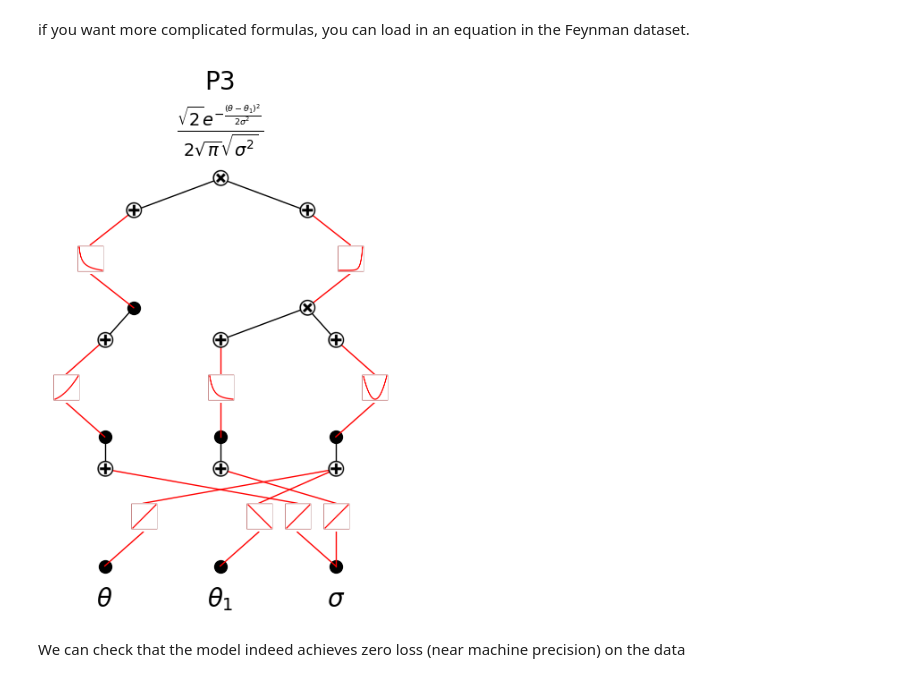
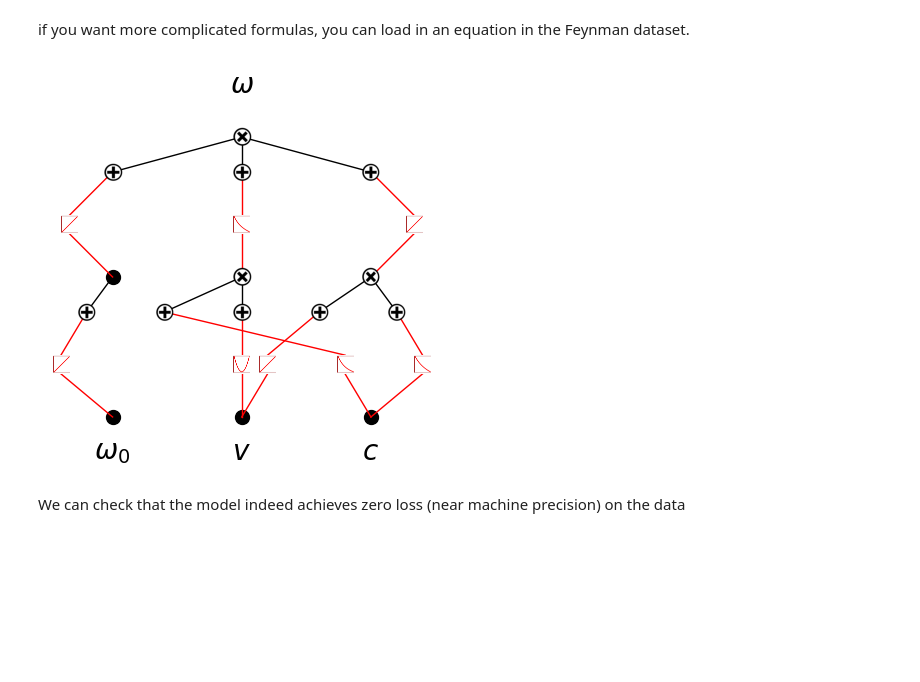
Before and after one commit to KindXiaoming/pykan, a Jupyter notebook: tutorials/Interp_3_KAN_Compiler.ipynb, the cells around one changed output. Saved outputs shown, nothing was run; the diff lists cells and outputs as text; code cells hidden in the pictures; blank space fills up the shorter version.

```diff
--- a/tutorials/Interp_3_KAN_Compiler.ipynb
+++ b/tutorials/Interp_3_KAN_Compiler.ipynb
@@ -24,17 +24,20 @@ model.plot()
 if you want more complicated formulas, you can load in an equation in the Feynman dataset.
 # %%
 from kan.feynman import get_feynman_dataset
+import matplotlib.pyplot as plt
 
-problem_id = 3 # problem_id in 1-120
+problem_id = 36 # problem_id in 1-120
 input_variables, expr, f, ranges = get_feynman_dataset(problem_id)
 n_var = len(input_variables)
 model = sf2kan(input_variables, expr)
 
 dataset = create_dataset(f, n_var=n_var, ranges=ranges)
 model.get_act(dataset)
-model.plot(in_vars=input_variables, out_vars=[expr], beta=10000, title='P{}'.format(problem_id))
+#model.plot(in_vars=input_variables, out_vars=[expr], beta=10000, title='P{}'.format(problem_id))
+model.plot(in_vars=input_variables, out_vars=[symbols('omega')], beta=10000)
+plt.savefig('./fig1.pdf', bbox_inches='tight', dpi=200)
 # %% [output]
-[figure, old version]
+[figure, new version]
 # %% [markdown]
 We can check that the model indeed achieves zero loss (near machine precision) on the data
 # %%
```
Also changed, not shown: 11 other files.
